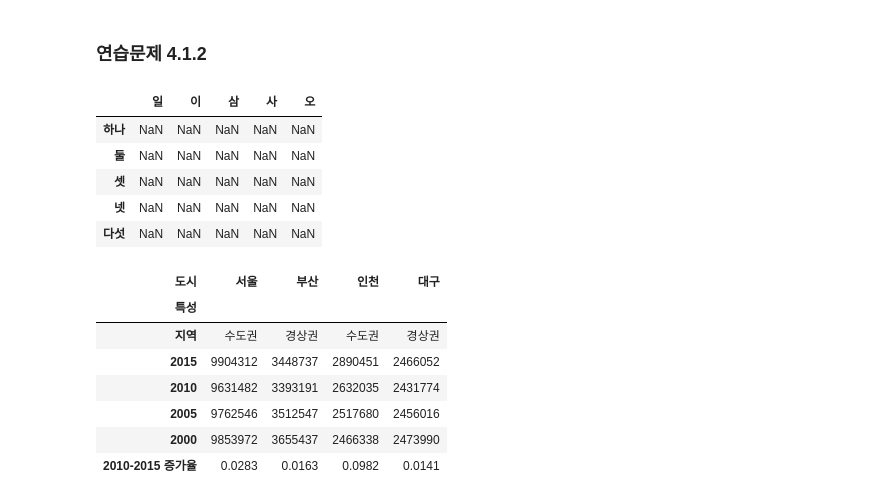
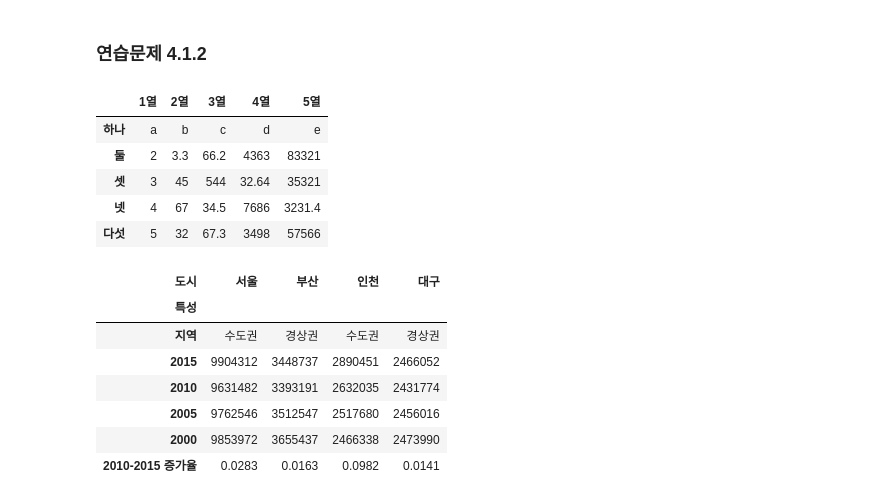
Before and after one commit to STNox/Data-Analysis, a Jupyter notebook: 03. Pandas/01_pandas.ipynb, the cells around one changed output. Drawn from its saved outputs; the diff is of its cells as text; code cells hidden in the pictures.

```diff
--- a/03. Pandas/01_pandas.ipynb
+++ b/03. Pandas/01_pandas.ipynb
@@ -322,22 +322,22 @@ df
 # %%
 data = {
     '1열': ['a', 2, 3, 4, 5.0],
     '2열': ['b', 3.3, 45, 67, 32],
     '3열': ['c', 66.2, 544, 34.5, 67.3],
     '4열': ['d', 4363, 32.64, 7686, 3498],
     '5열': ['e', 83321, 35321, 3231.4, 57566]
 }
 index = ['하나', '둘', '셋', '넷', '다섯']
-columns = ['일', '이', '삼', '사', '오']
+columns = ['1열', '2열', '3열', '4열', '5열']
 dff = pd.DataFrame(data, index=index, columns=columns)
 dff
 # %% [output]
-|  | 일 | 이 | 삼 | 사 | 오 |
-| 하나 | NaN | NaN | NaN | NaN | NaN |
-| 둘 | NaN | NaN | NaN | NaN | NaN |
-| 셋 | NaN | NaN | NaN | NaN | NaN |
-| 넷 | NaN | NaN | NaN | NaN | NaN |
-| 다섯 | NaN | NaN | NaN | NaN | NaN |
+|  | 1열 | 2열 | 3열 | 4열 | 5열 |
+| 하나 | a | b | c | d | e |
+| 둘 | 2 | 3.3 | 66.2 | 4363 | 83321 |
+| 셋 | 3 | 45 | 544 | 32.64 | 35321 |
+| 넷 | 4 | 67 | 34.5 | 7686 | 3231.4 |
+| 다섯 | 5 | 32 | 67.3 | 3498 | 57566 |
 # %%
 df.T
 # %% [output]
```
Also changed, not shown: 1 other file.
